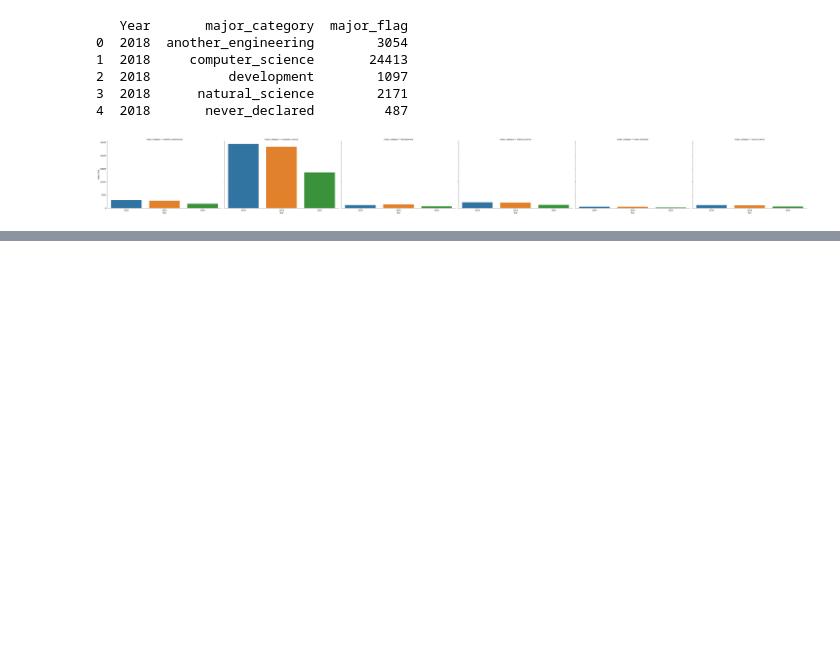
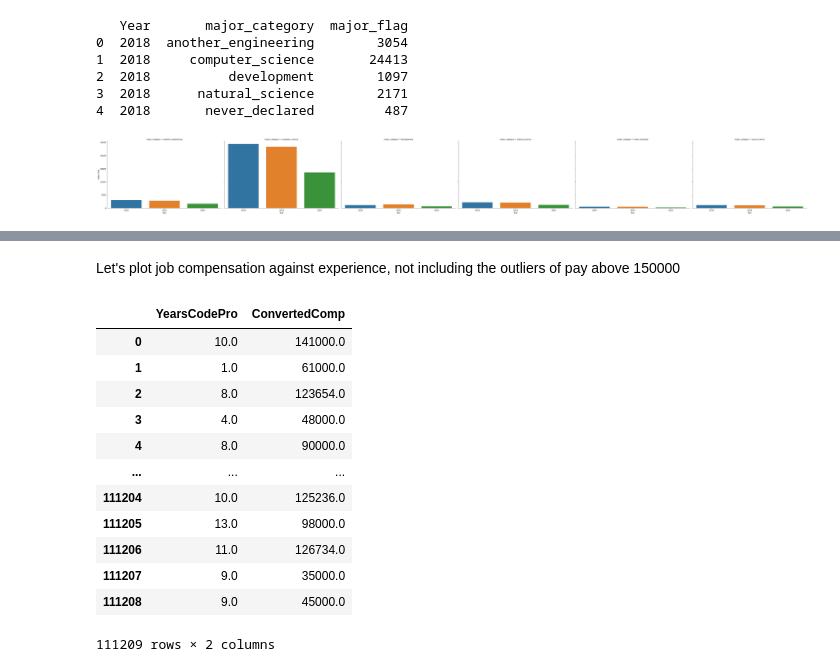
Before and after one commit to jake321southall/stack-overflow-survey-trends, a Jupyter notebook: stack-overflow-survey-trends/stack overflow survey trends.ipynb, the cells around one changed output, grey strips where cells are left out. Saved outputs shown, nothing was run; the diff lists cells and outputs as text; code cells hidden in the pictures; blank space fills up the shorter version.

```diff
--- a/stack-overflow-survey-trends/stack overflow survey trends.ipynb
+++ b/stack-overflow-survey-trends/stack overflow survey trends.ipynb
@@ -299,0 +339,18 @@ People entering a devolepment role significantly decresed in 2020 compared to th
+# %% [markdown]
+Let's plot job compensation against experience, not including the outliers of pay above 150000
+# %%
+compdf
+# %% [output]
+|  | YearsCodePro | ConvertedComp |
+| 0 | 10.0 | 141000.0 |
+| 1 | 1.0 | 61000.0 |
+| 2 | 8.0 | 123654.0 |
+| 3 | 4.0 | 48000.0 |
+| 4 | 8.0 | 90000.0 |
+| ... | ... | ... |
+| 111204 | 10.0 | 125236.0 |
+| 111205 | 13.0 | 98000.0 |
+| 111206 | 11.0 | 126734.0 |
+| 111207 | 9.0 | 35000.0 |
+| 111208 | 9.0 | 45000.0 |
+111209 rows × 2 columns
```
Also changed, not shown: parts of 8 cells of this notebook.
